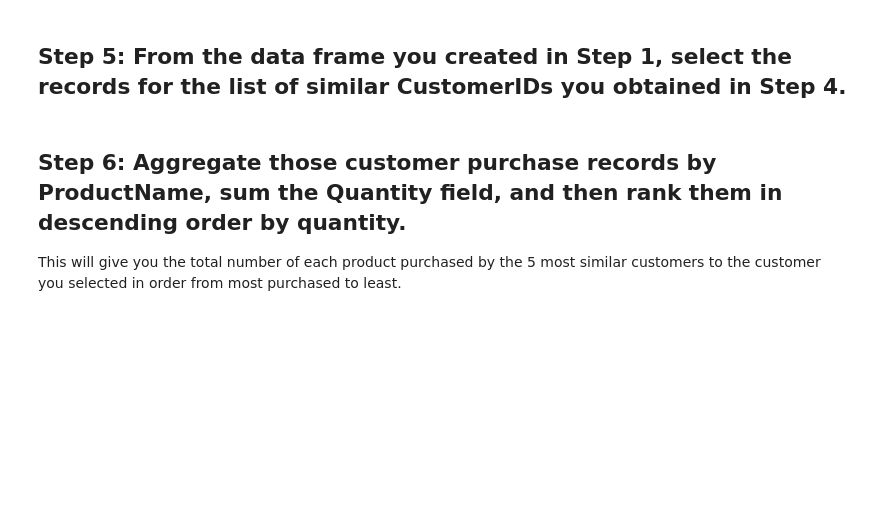
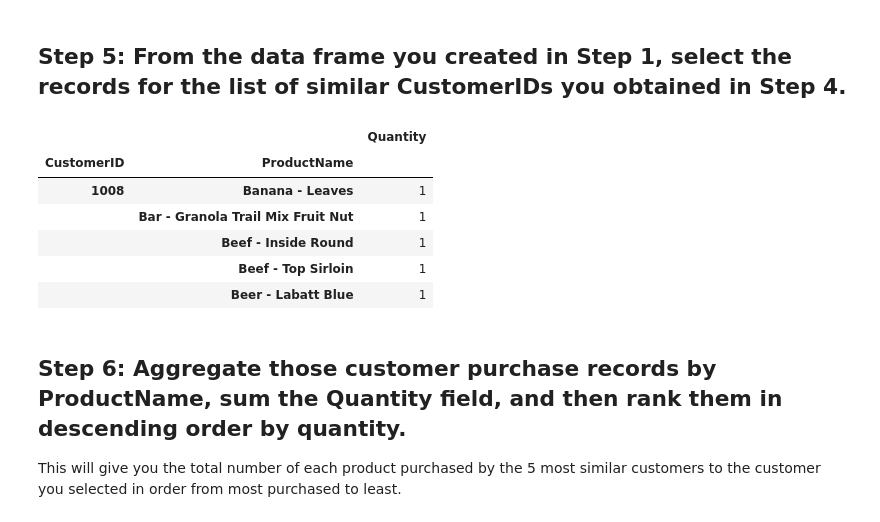
Before and after one commit to Joycelili/datamad0820, a Jupyter notebook: module-2/lab-intro-recommender-systems/your-code/main.ipynb, the cells around one changed output. Drawn from its saved outputs; the diff is of its cells as text; code cells hidden in the pictures; blank space fills up the shorter version.

```diff
--- a/module-2/lab-intro-recommender-systems/your-code/main.ipynb
+++ b/module-2/lab-intro-recommender-systems/your-code/main.ipynb
@@ -70,5 +85,18 @@ distances.head()
 # %% [markdown]
 ## Step 5: From the data frame you created in Step 1, select the records for the list of similar CustomerIDs you obtained in Step 4.
+# %%
+#hacemos una lista iterable del df de los similares para poder hacer la comparacion
+lista = [a for a in similar_2.index]
+records= df.copy().loc[lista]
+records.head()
+# %% [output]
+|  |  | Quantity |
+| CustomerID | ProductName |  |
+| 1008 | Banana - Leaves | 1 |
+|  | Bar - Granola Trail Mix Fruit Nut | 1 |
+|  | Beef - Inside Round | 1 |
+|  | Beef - Top Sirloin | 1 |
+|  | Beer - Labatt Blue | 1 |
 # %% [markdown]
 ## Step 6: Aggregate those customer purchase records by ProductName, sum the Quantity field, and then rank them in descending order by quantity.
 
```
Also changed, not shown: parts of 6 cells of this notebook.
